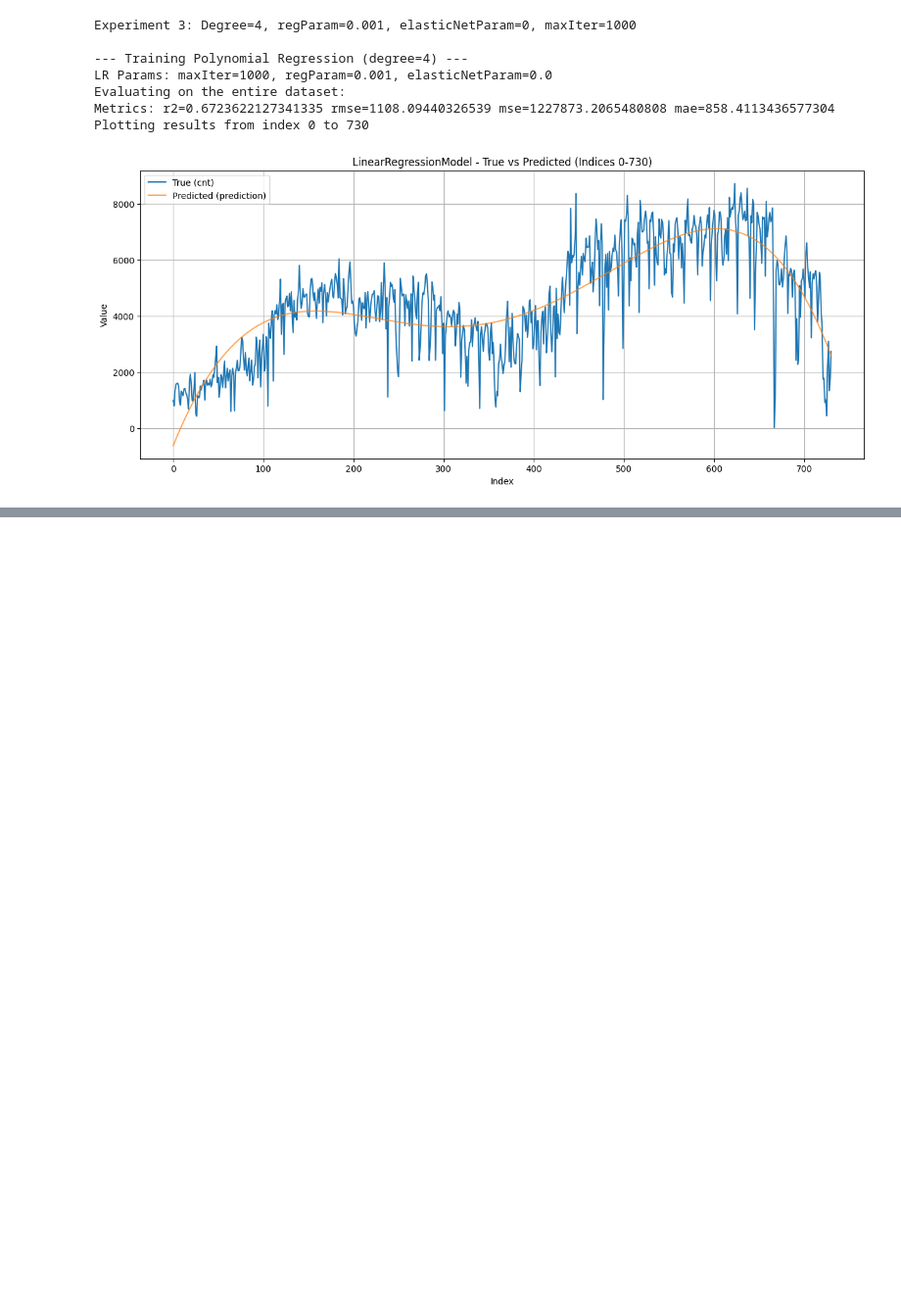
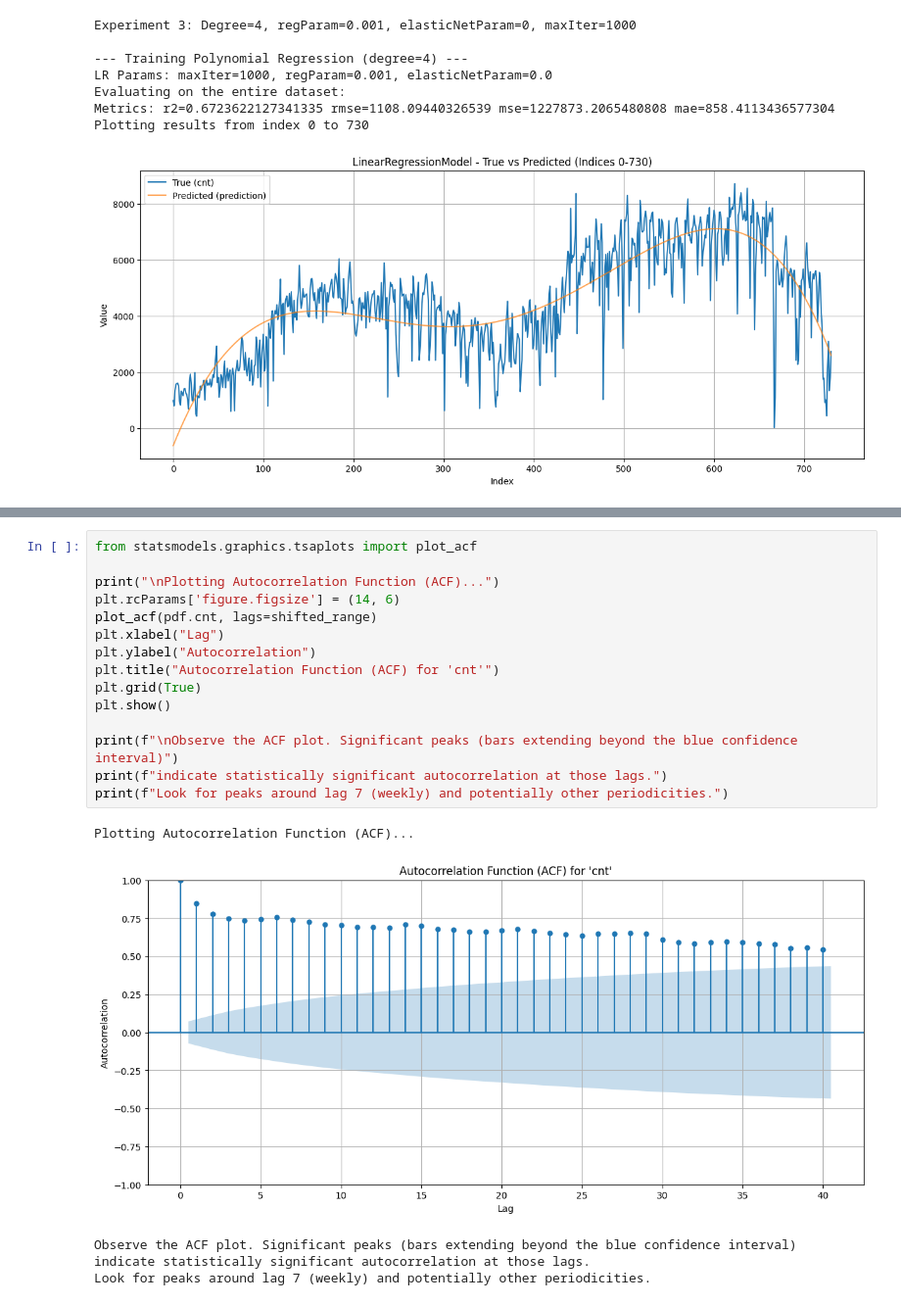
Before and after one commit to IwoSzczepaniak/DataExploration, a Jupyter notebook: src/main/resources/spark-jdk17/spark-jupyter/lab6.ipynb, the cells around one changed output, grey strips where cells are left out. Shown at 98% size. Cells and saved outputs as stored; diff of their text form; blank space fills up the shorter version.

```diff
--- a/src/main/resources/spark-jdk17/spark-jupyter/lab6.ipynb
+++ b/src/main/resources/spark-jdk17/spark-jupyter/lab6.ipynb
@@ -853,0 +892,21 @@ Plotting results from index 0 to 730
+# %%
+from statsmodels.graphics.tsaplots import plot_acf
+
+print("\nPlotting Autocorrelation Function (ACF)...")
+plt.rcParams['figure.figsize'] = (14, 6)
+plot_acf(pdf.cnt, lags=shifted_range)
+plt.xlabel("Lag")
+plt.ylabel("Autocorrelation")
+plt.title("Autocorrelation Function (ACF) for 'cnt'")
+plt.grid(True)
+plt.show()
+
+print(f"\nObserve the ACF plot. Significant peaks (bars extending beyond the blue confidence interval)")
+print(f"indicate statistically significant autocorrelation at those lags.")
+print(f"Look for peaks around lag 7 (weekly) and potentially other periodicities.")
+# %% [output]
+Plotting Autocorrelation Function (ACF)...
+[figure, added]
+Observe the ACF plot. Significant peaks (bars extending beyond the blue confidence interval)
+indicate statistically significant autocorrelation at those lags.
+Look for peaks around lag 7 (weekly) and potentially other periodicities.
```
Also changed, not shown: parts of 5 cells of this notebook.
